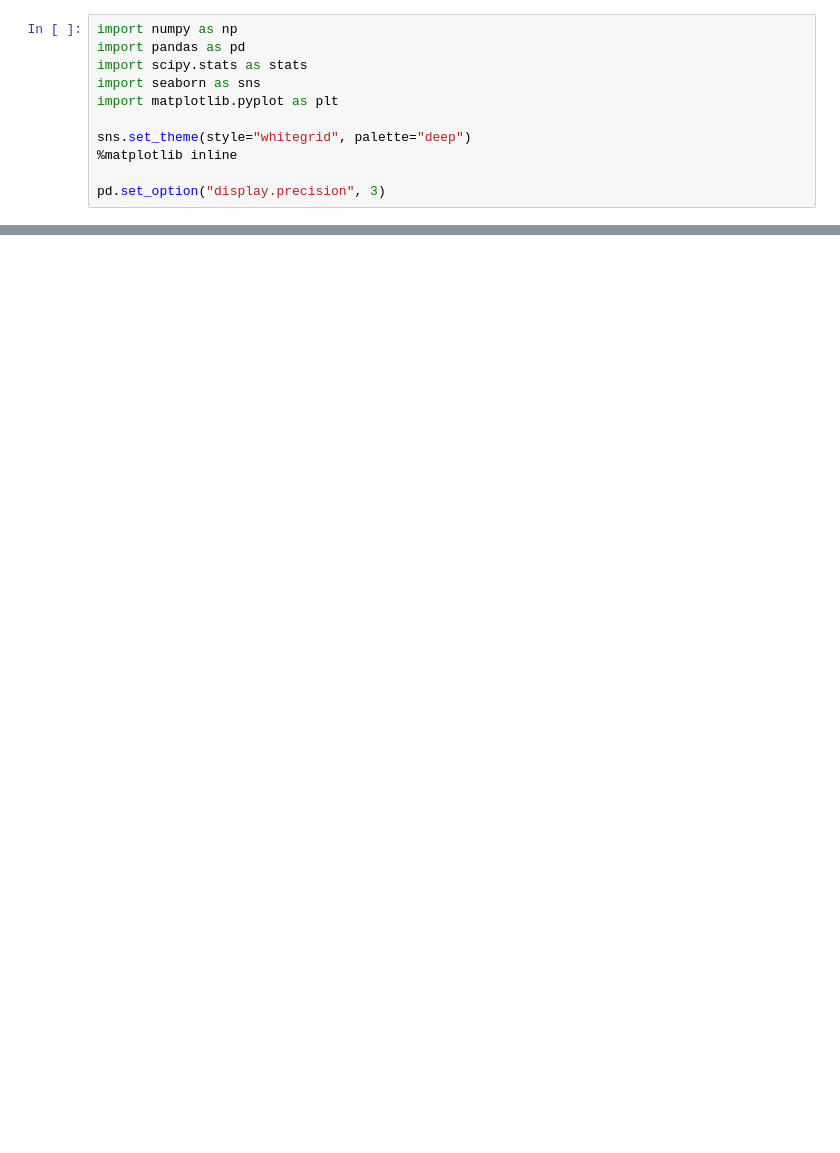
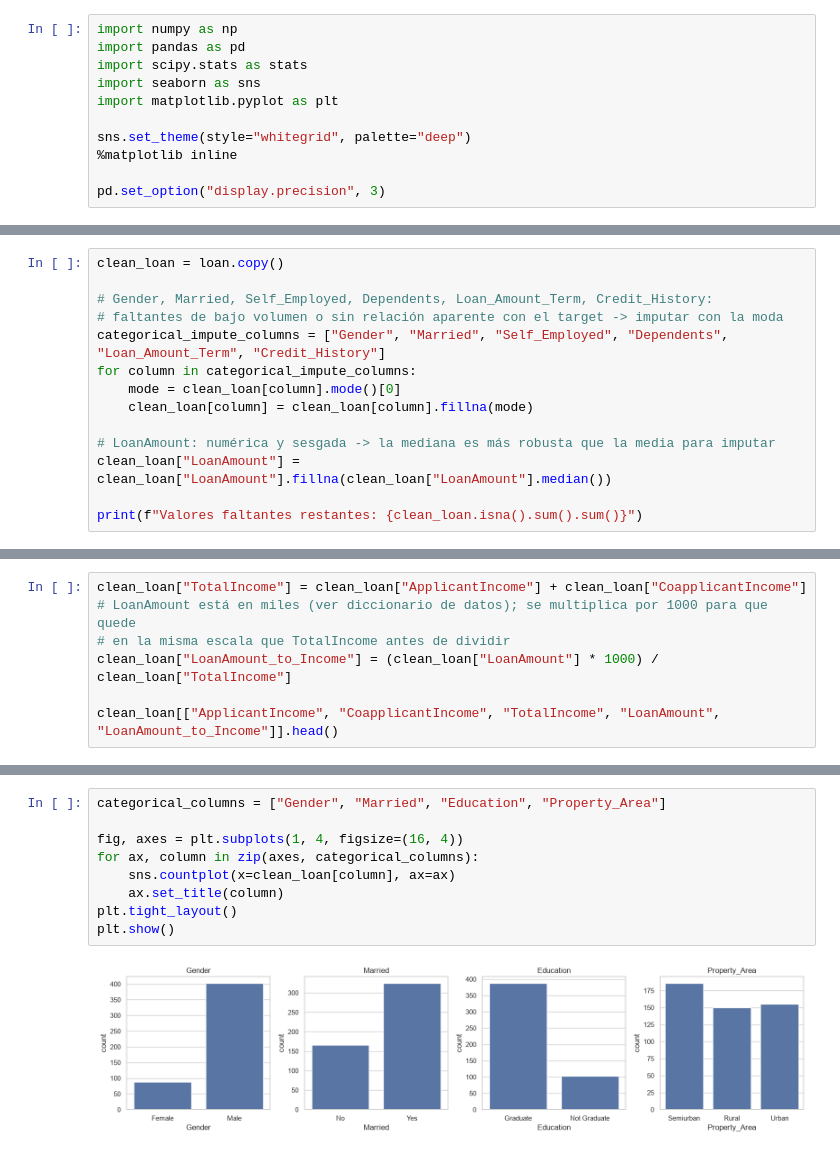
Before and after one commit to nicolasggiraldo/esp_estadistica_202607, a Jupyter notebook: notebooks/05_taller_practico_estadistica_descriptiva_resuelto.ipynb, the cells around one changed output, grey strips where cells are left out. Saved outputs shown, nothing was run; the diff lists cells and outputs as text; blank space fills up the shorter version.

```diff
--- a/notebooks/05_taller_practico_estadistica_descriptiva_resuelto.ipynb
+++ b/notebooks/05_taller_practico_estadistica_descriptiva_resuelto.ipynb
@@ -365,0 +224,14 @@ Los taxis verdes tienen una proporción de pagos en efectivo notablemente mayor
+# %%
+clean_loan = loan.copy()
+
+# Gender, Married, Self_Employed, Dependents, Loan_Amount_Term, Credit_History:
+# faltantes de bajo volumen o sin relación aparente con el target -> imputar con la moda
+categorical_impute_columns = ["Gender", "Married", "Self_Employed", "Dependents", "Loan_Amount_Term", "Credit_History"]
+for column in categorical_impute_columns:
+    mode = clean_loan[column].mode()[0]
+    clean_loan[column] = clean_loan[column].fillna(mode)
+
+# LoanAmount: numérica y sesgada -> la mediana es más robusta que la media para imputar
+clean_loan["LoanAmount"] = clean_loan["LoanAmount"].fillna(clean_loan["LoanAmount"].median())
+
+print(f"Valores faltantes restantes: {clean_loan.isna().sum().sum()}")
@@ -365,0 +247,7 @@ Los taxis verdes tienen una proporción de pagos en efectivo notablemente mayor
+# %%
+clean_loan["TotalIncome"] = clean_loan["ApplicantIncome"] + clean_loan["CoapplicantIncome"]
+# LoanAmount está en miles (ver diccionario de datos); se multiplica por 1000 para que quede
+# en la misma escala que TotalIncome antes de dividir
+clean_loan["LoanAmount_to_Income"] = (clean_loan["LoanAmount"] * 1000) / clean_loan["TotalIncome"]
+
+clean_loan[["ApplicantIncome", "CoapplicantIncome", "TotalIncome", "LoanAmount", "LoanAmount_to_Income"]].head()
@@ -365,0 +275,11 @@ Los taxis verdes tienen una proporción de pagos en efectivo notablemente mayor
+# %%
+categorical_columns = ["Gender", "Married", "Education", "Property_Area"]
+
+fig, axes = plt.subplots(1, 4, figsize=(16, 4))
+for ax, column in zip(axes, categorical_columns):
+    sns.countplot(x=clean_loan[column], ax=ax)
+    ax.set_title(column)
+plt.tight_layout()
+plt.show()
+# %% [output]
+[figure, added]
```
Also changed, not shown: parts of 88 cells of this notebook, 2 other files.
